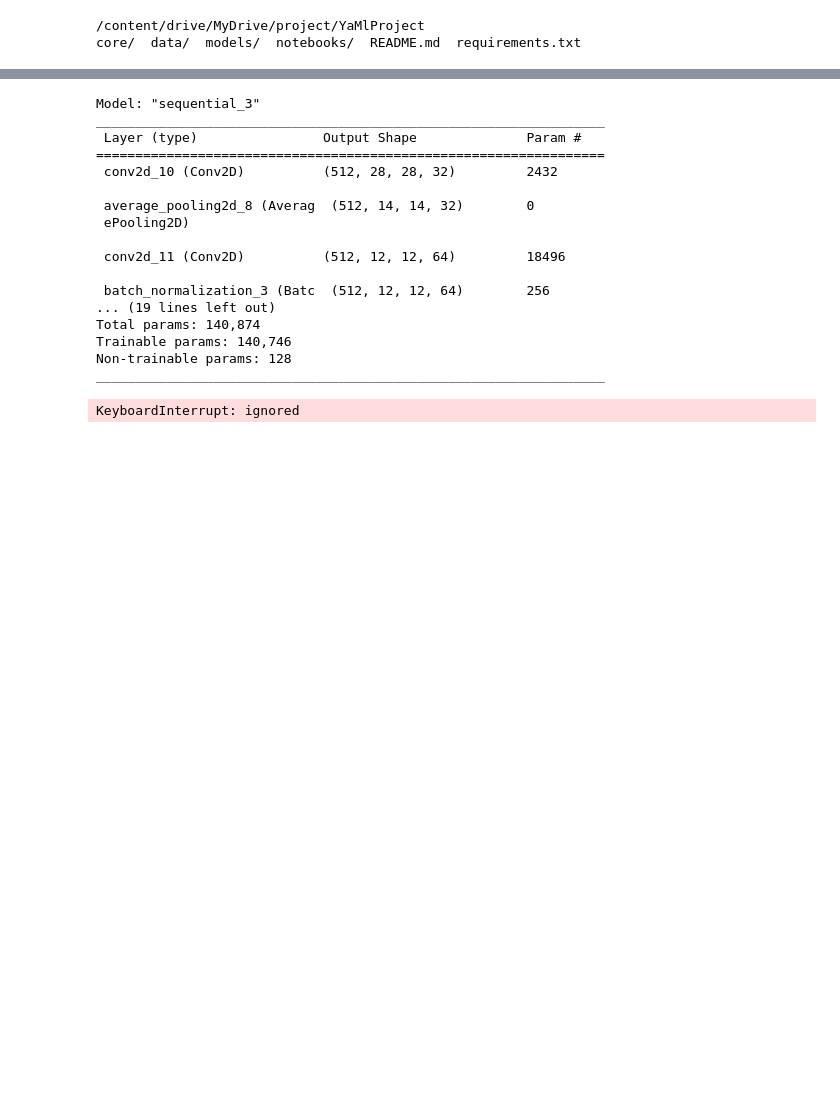
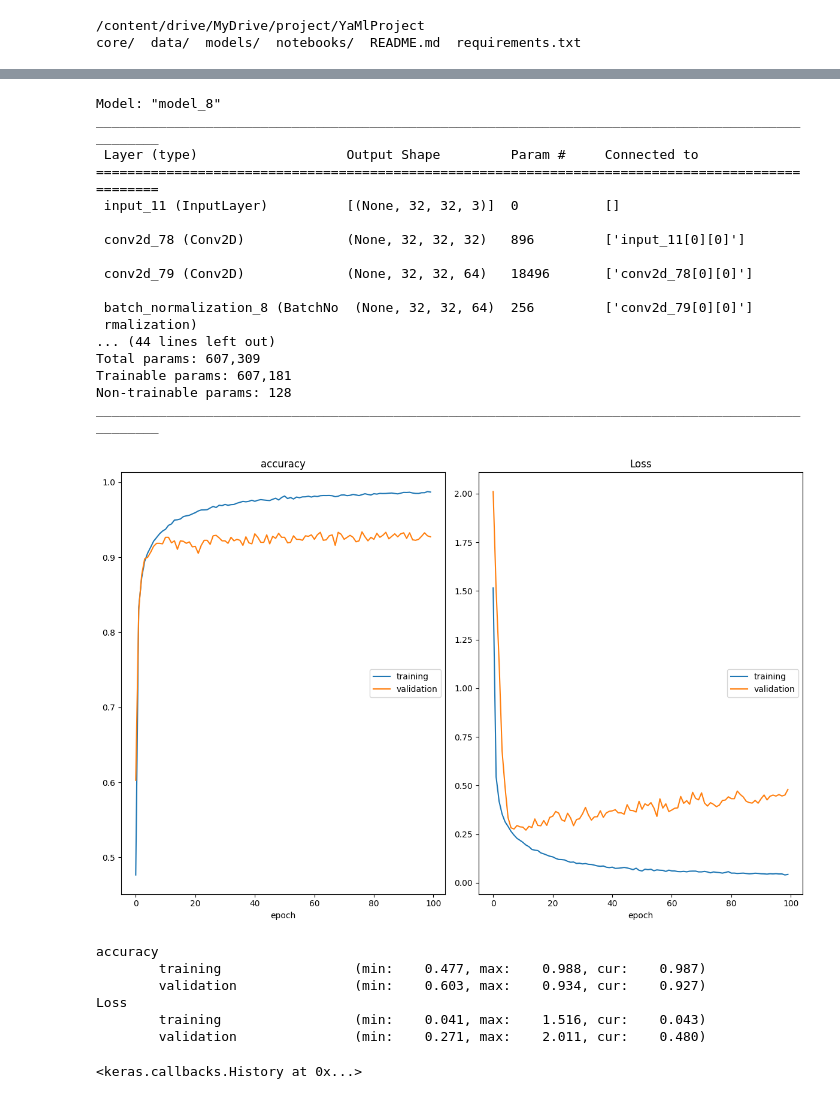
Before and after one commit to GrishaTS/YaMlProject, a Jupyter notebook: notebooks/skewbek/SkipConnection/skip_conection.ipynb, the cells around one changed output, grey strips where cells are left out. Drawn from its saved outputs; the diff is of its cells as text; code cells hidden in the pictures; blank space fills up the shorter version.

Commit message:
concatenate model

```diff
--- a/notebooks/skewbek/SkipConnection/skip_conection.ipynb
+++ b/notebooks/skewbek/SkipConnection/skip_conection.ipynb
@@ -230,42 +250,64 @@ train_ds, val_ds, test_ds = get_ds('repaired_data_train', 'repaired_data_test',
 # %%
-model = tf.keras.Sequential([
-    tf.keras.Input(shape=(32, 32, 3), batch_size=512),
-    tf.keras.layers.Conv2D(32, kernel_size=5, activation='relu'),
-    tf.keras.layers.AveragePooling2D((2, 2)),
-    tf.keras.layers.Conv2D(64, (3, 3), activation='relu'),
-    tf.keras.layers.BatchNormalization(),
-    tf.keras.layers.AveragePooling2D((2, 2)),
-    tf.keras.layers.Conv2D(64, kernel_size=5, activation='relu'),
-    tf.keras.layers.AveragePooling2D((2, 2)),
-    tf.keras.layers.Flatten(),
-    tf.keras.layers.Dense(128, activation='relu'),
-    tf.keras.layers.Dense(64, activation='relu'),
-    tf.keras.layers.Dense(10, activation='softmax'),
-])
+input_net = tf.keras.layers.Input((32, 32, 3))
+
+## Encoder starts
+conv1 = tf.keras.layers.Conv2D(32, (3, 3), activation='relu', padding='same')(input_net)
+conv2 = tf.keras.layers.Conv2D(64, (3, 3), activation='relu', padding='same')(conv1)
+batch_norm = tf.keras.layers.BatchNormalization()(conv2)
+poll1 = tf.keras.layers.AveragePooling2D((2, 2))(batch_norm)
+conv3 = tf.keras.layers.Conv2D(64, (3, 3), activation='relu', padding='same')(poll1)
+
+# conv4 = tf.keras.layers.Conv2D(128, 3, strides=(2, 2), activation='relu', padding='same')(conv3)
+poll2 = tf.keras.layers.AveragePooling2D((2, 2))(conv3)
+
+## And now the decoder
+up1 = tf.keras.layers.Conv2D(64, (3, 3), activation='relu', padding='same')(tf.keras.layers.UpSampling2D(size=(2, 2))(poll2))
+merge1 = tf.keras.layers.concatenate([conv3, up1], axis=3)
+up2 = tf.keras.layers.Conv2D(64, (3, 3), activation='relu', padding='same')(tf.keras.layers.UpSampling2D(size=(2, 2))(merge1))
+merge2 = tf.keras.layers.concatenate([conv2, up2], axis=3)
+up3 = tf.keras.layers.Conv2D(32, (3, 3), activation='relu', padding='same')(tf.keras.layers.UpSampling2D(size=(2, 2))(merge2))
+
+conv5 = tf.keras.layers.Conv2D(3, (3, 3), padding='same')(up3)
+poll3 = tf.keras.layers.AveragePooling2D((2, 2))(conv5)
+
+flatten = tf.keras.layers.Flatten()(poll3)
+dense1 = tf.keras.layers.Dense(128, activation='relu')(flatten)
+dense2 = tf.keras.layers.Dense(64, activation='relu')(dense1)
+output_net = tf.keras.layers.Dense(10, activation='softmax')(dense2)
+
+model = tf.keras.models.Model(inputs=input_net, outputs=output_net)
+
 model.summary()
 # %% [output]
-Model: "sequential_3"
-_________________________________________________________________
- Layer (type)                Output Shape              Param #
-=================================================================
- conv2d_10 (Conv2D)          (512, 28, 28, 32)         2432
+Model: "model_8"
+__________________________________________________________________________________________________
+ Layer (type)                   Output Shape         Param #     Connected to
+==================================================================================================
+ input_11 (InputLayer)          [(None, 32, 32, 3)]  0           []
 
- average_pooling2d_8 (Averag  (512, 14, 14, 32)        0
- ePooling2D)
+ conv2d_78 (Conv2D)             (None, 32, 32, 32)   896         ['input_11[0][0]']
 
- conv2d_11 (Conv2D)          (512, 12, 12, 64)         18496
+ conv2d_79 (Conv2D)             (None, 32, 32, 64)   18496       ['conv2d_78[0][0]']
 
- batch_normalization_3 (Batc  (512, 12, 12, 64)        256
-... (19 lines left out)
-Total params: 140,874
-Trainable params: 140,746
+ batch_normalization_8 (BatchNo  (None, 32, 32, 64)  256         ['conv2d_79[0][0]']
+ rmalization)
+... (44 lines left out)
+Total params: 607,309
+Trainable params: 607,181
 Non-trainable params: 128
-_________________________________________________________________
+__________________________________________________________________________________________________
 # %%
 model.compile(optimizer='adam', metrics=['accuracy'],
         loss=tf.keras.losses.SparseCategoricalCrossentropy())
 # %%
-model.fit(train_ds, validation_data=val_ds, epochs=50,
+model.fit(train_ds, validation_data=val_ds, epochs=100,
           callbacks=[PlotLossesKeras()], verbose=False)
 # %% [output]
+[figure, added]
-KeyboardInterrupt: ignored
+accuracy
+        training                 (min:    0.477, max:    0.988, cur:    0.987)
+        validation               (min:    0.603, max:    0.934, cur:    0.927)
+Loss
+        training                 (min:    0.041, max:    1.516, cur:    0.043)
+        validation               (min:    0.271, max:    2.011, cur:    0.480)
+<keras.callbacks.History at 0x...>
```
Also changed, not shown: parts of 4 cells of this notebook.
